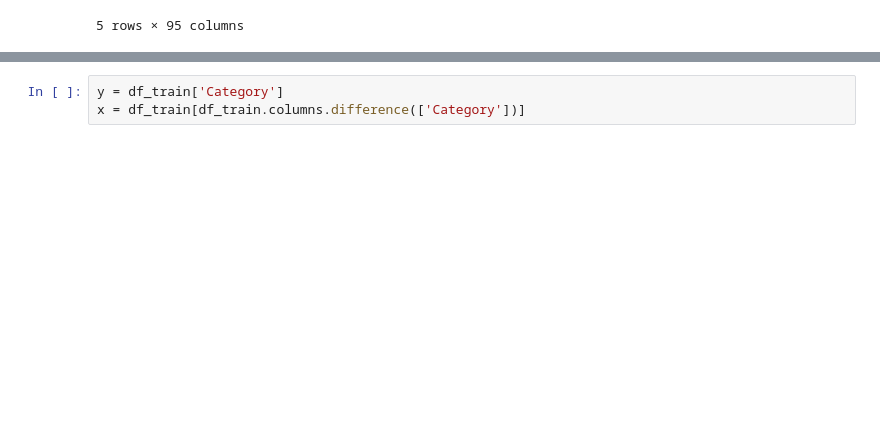
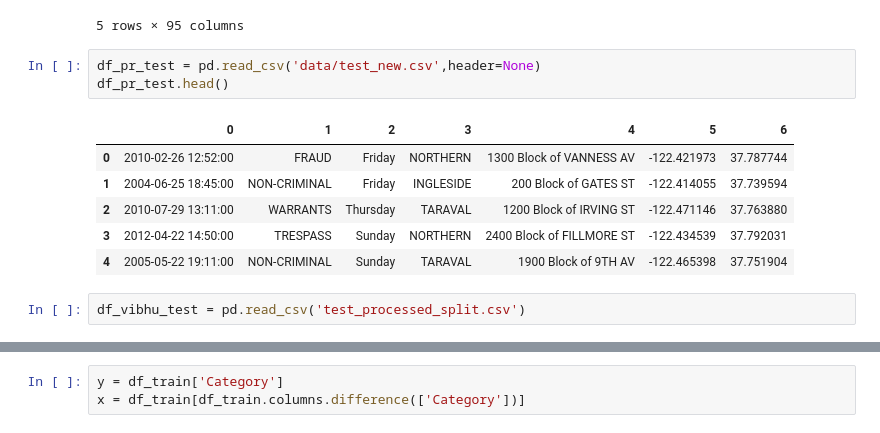
Before and after one commit to VibhuJawa/sf_crimes_auto_ml, a Jupyter notebook: sampling_code.ipynb, the cells around one changed output, grey strips where cells are left out. Drawn from its saved outputs; the diff is of its cells as text; blank space fills up the shorter version.

```diff
--- a/sampling_code.ipynb
+++ b/sampling_code.ipynb
@@ -13,3 +13,15 @@ df_train.head()
 | 3 | LARCENY/THEFT | Wednesday | NORTHERN | -122.426995 | 37.800873 | 1 | -6.188288 | -2.535865 | -7.583242 | ... |
 | 4 | LARCENY/THEFT | Wednesday | PARK | -122.438738 | 37.771541 | 1 | -6.188288 | -2.535865 | -7.583242 | ... |
 5 rows × 95 columns
+# %%
+df_pr_test = pd.read_csv('data/test_new.csv',header=None)
+df_pr_test.head()
+# %% [output]
+|  | 0 | 1 | 2 | 3 | 4 | 5 | 6 |
+| 0 | 2010-02-26 12:52:00 | FRAUD | Friday | NORTHERN | 1300 Block of VANNESS AV | -122.421973 | 37.787744 |
+| 1 | 2004-06-25 18:45:00 | NON-CRIMINAL | Friday | INGLESIDE | 200 Block of GATES ST | -122.414055 | 37.739594 |
+| 2 | 2010-07-29 13:11:00 | WARRANTS | Thursday | TARAVAL | 1200 Block of IRVING ST | -122.471146 | 37.763880 |
+| 3 | 2012-04-22 14:50:00 | TRESPASS | Sunday | NORTHERN | 2400 Block of FILLMORE ST | -122.434539 | 37.792031 |
+| 4 | 2005-05-22 19:11:00 | NON-CRIMINAL | Sunday | TARAVAL | 1900 Block of 9TH AV | -122.465398 | 37.751904 |
+# %%
+df_vibhu_test = pd.read_csv('test_processed_split.csv')
```
Also changed, not shown: parts of 6 cells of this notebook, 7 other files.
